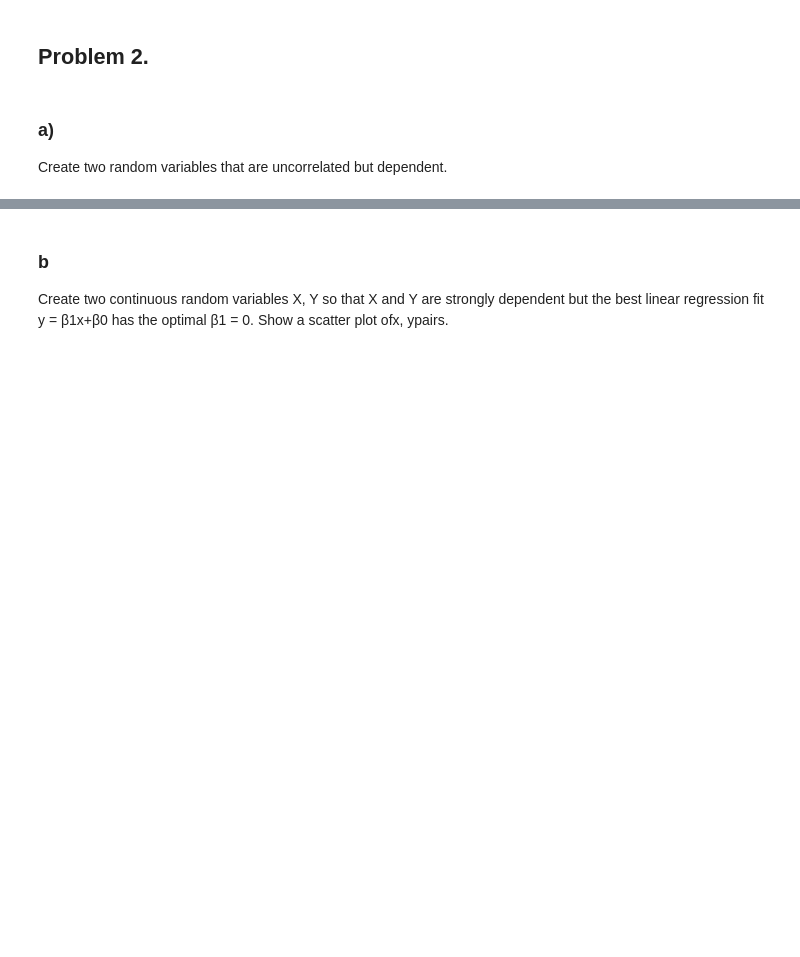
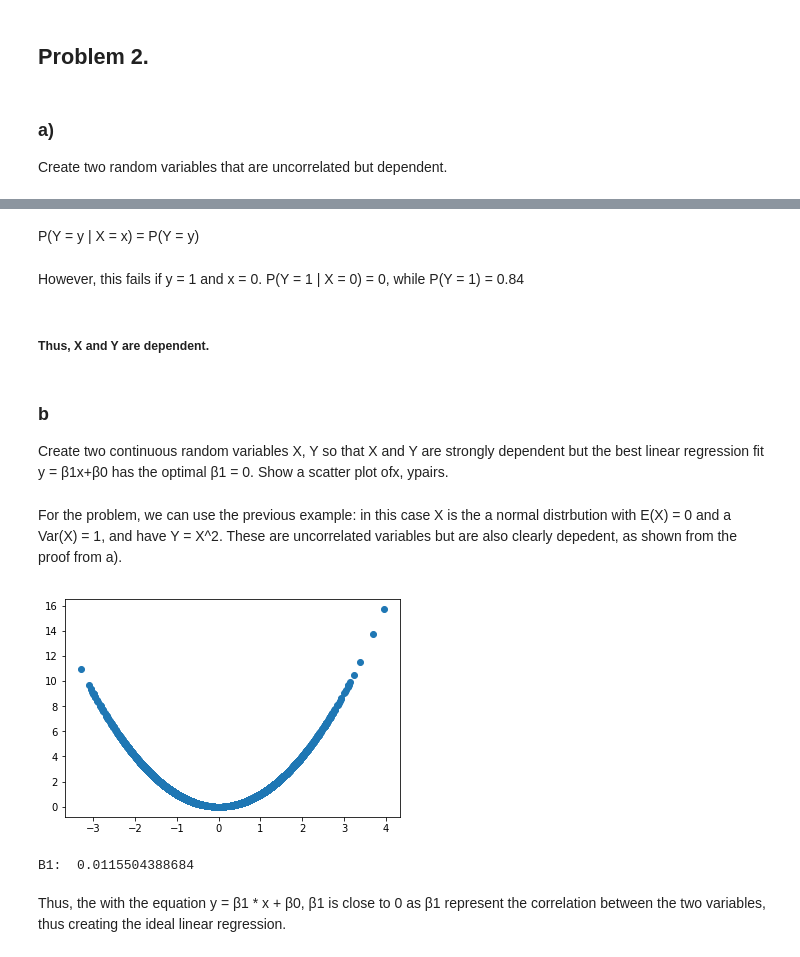
Before and after one commit to carolineeeyao/DSLAB, a Jupyter notebook: Lab7/Lab7.ipynb, the cells around one changed output, grey strips where cells are left out. Cells and saved outputs as stored; diff of their text form; code cells hidden in the pictures; blank space fills up the shorter version.

```diff
--- a/Lab7/Lab7.ipynb
+++ b/Lab7/Lab7.ipynb
@@ -315,3 +335,28 @@ Create two random variables that are uncorrelated but dependent.
+# %% [markdown]
+P(Y = y | X = x) = P(Y = y)
+# %% [markdown]
+However, this fails if y = 1 and x = 0. P(Y = 1 | X = 0) = 0, while P(Y = 1) = 0.84
+# %% [markdown]
+##### Thus, X and Y are dependent.
 # %% [markdown]
 ### b
 Create two continuous random variables X, Y so that X and Y are strongly dependent but the best linear regression fit y = β1x+β0 has the optimal β1 = 0. Show a scatter plot ofx, ypairs.
+# %% [markdown]
+For the problem, we can use the previous example: in this case X is the a normal distrbution with E(X) = 0 and a Var(X) = 1, and have Y = X^2.  These are uncorrelated variables but are also clearly depedent, as shown from the proof from a).
+# %%
+n=10000
+X = np.random.normal(size=n)
+Y = X**2
+plt.scatter(X,Y)
+plt.show()
+# %% [output]
+[figure, added]
+# %%
+from sklearn.linear_model import LinearRegression
+linreg = LinearRegression()
+linreg.fit(np.reshape(X,(n,1)),Y)
+print 'B1: ',linreg.coef_[0]
+# %% [output]
+B1:  0.0115504388684
+# %% [markdown]
+Thus, the with the equation y = β1 \* x + β0, β1 is close to 0 as β1 represent the correlation between the two variables, thus creating the ideal linear regression.
```
Also changed, not shown: parts of 5 cells of this notebook.
